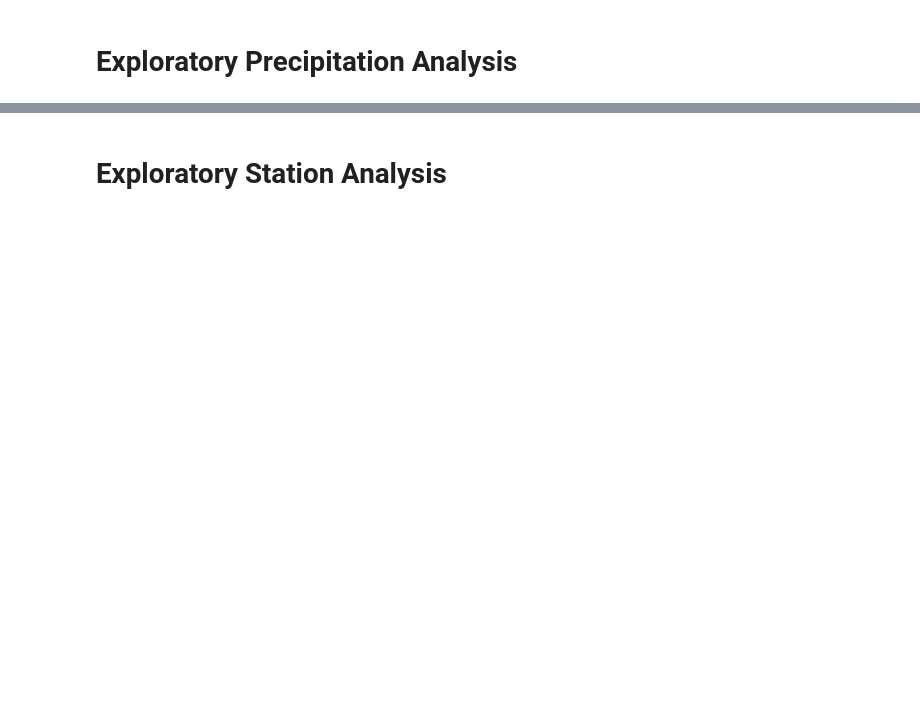
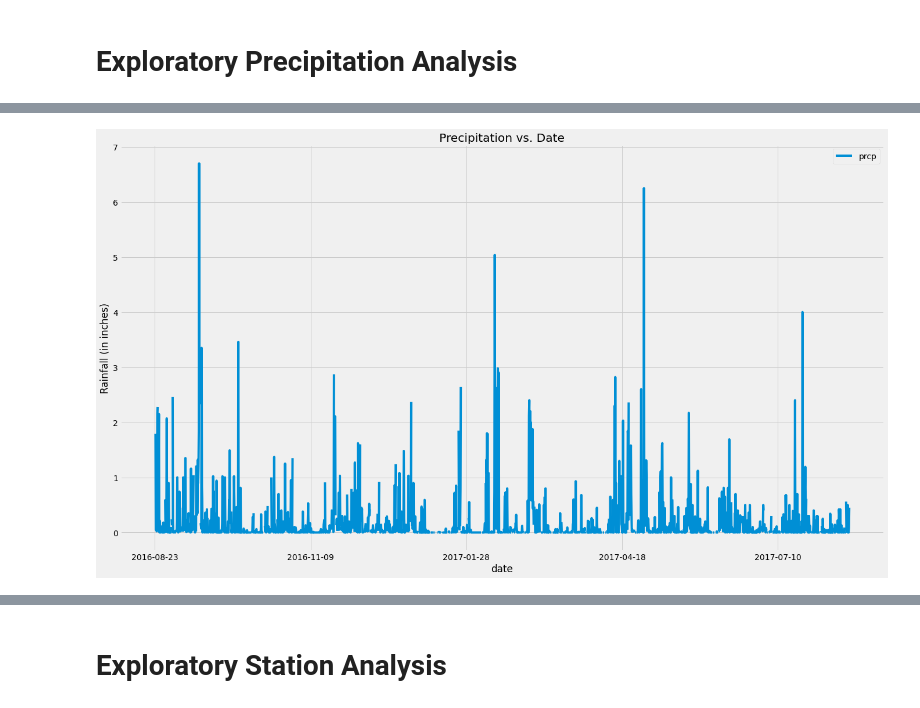
Before and after one commit to summer725/SQLAlchemy-Challenge, a Jupyter notebook: ClimatePy.ipynb, the cells around one changed output, grey strips where cells are left out. Cells and saved outputs as stored; diff of their text form; code cells hidden in the pictures; blank space fills up the shorter version.

```diff
--- a/ClimatePy.ipynb
+++ b/ClimatePy.ipynb
@@ -39,15 +79,12 @@ new_db.prepare(engine, reflect=True)
 # Starting from the most recent data point in the database.
 
 # Calculate the date one year from the last date in data set.
-
-
-# Perform a query to retrieve the data and precipitation scores
-
-
-# Save the query results as a Pandas DataFrame and set the index to the date column
-
-
-# Sort the dataframe by date
-
-
-# Use Pandas Plotting with Matplotlib to plot the data
+date= dt.datetime.strptime('2017-08-23', "%Y-%m-%d")
+year_before= dt.date(date.year-1, date.month, date.day)
+# %%
+# Perform a query to retrieve the data and precipitation scores
+rain_year_1617= session.query(measure_ref.date, measure_ref.prcp).filter(measure_ref.date >= (year_before)).all()
+# %%
+# Save the query results as a Pandas DataFrame and set the index to the date column
+rain_1617_df= pd.DataFrame(rain_year_1617)
+rain_1617_df.head()
@@ -53,0 +98,5 @@ new_db.prepare(engine, reflect=True)
+# %%
+# Sort the dataframe by date
+rain_1617_df= rain_1617_df.set_index("date")
+rain_1617_df= rain_1617_df.sort_index(ascending=True)
+rain_1617_df.head()
@@ -54,2 +111,10 @@ new_db.prepare(engine, reflect=True)
+# %%
+# Use Pandas Plotting with Matplotlib to plot the data
+fig = rain_1617_df.plot(figsize=(21, 12))
+fig.set_ylabel("Rainfall (in inches)")
+fig.set_title("Precipitation vs. Date")
+plt.show(fig)
+# %% [output]
+[figure, added]
 # %%
 # Use Pandas to calcualte the summary statistics for the precipitation data
```
Also changed, not shown: parts of 22 cells of this notebook, 3 other files.
